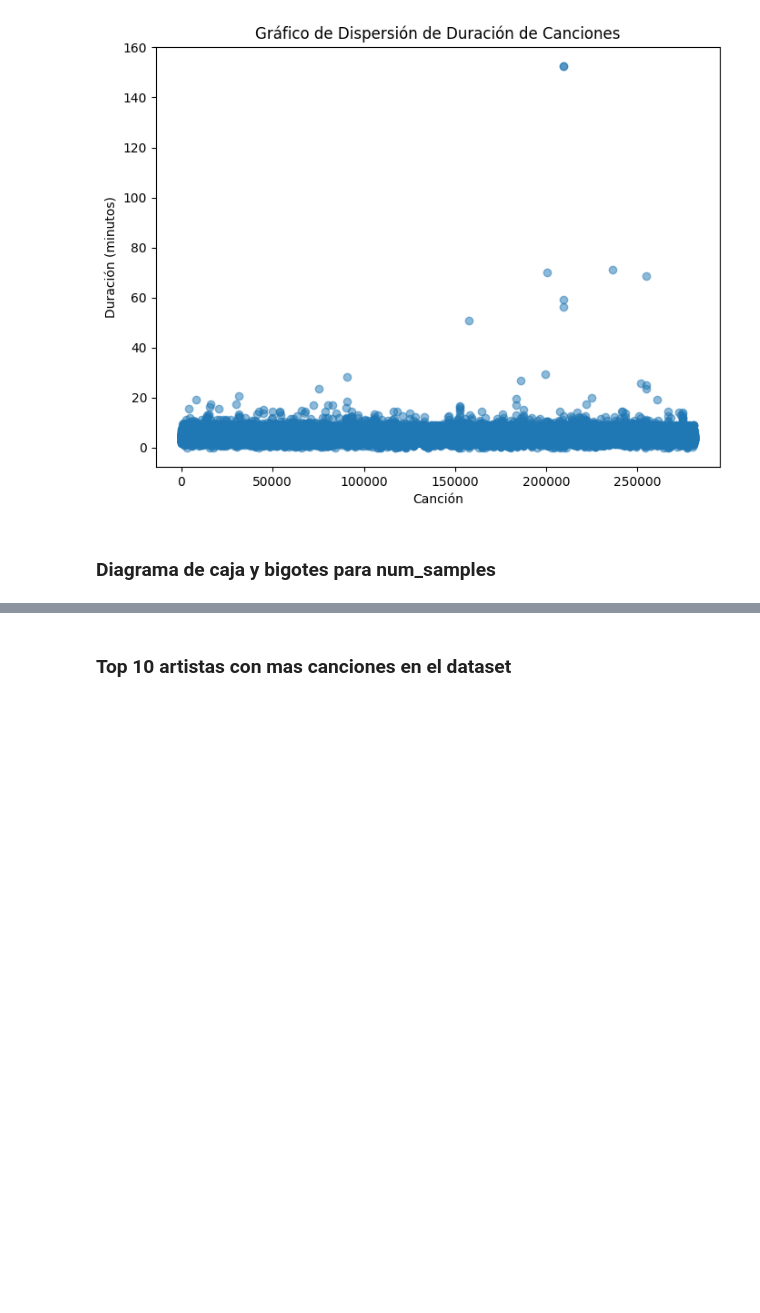
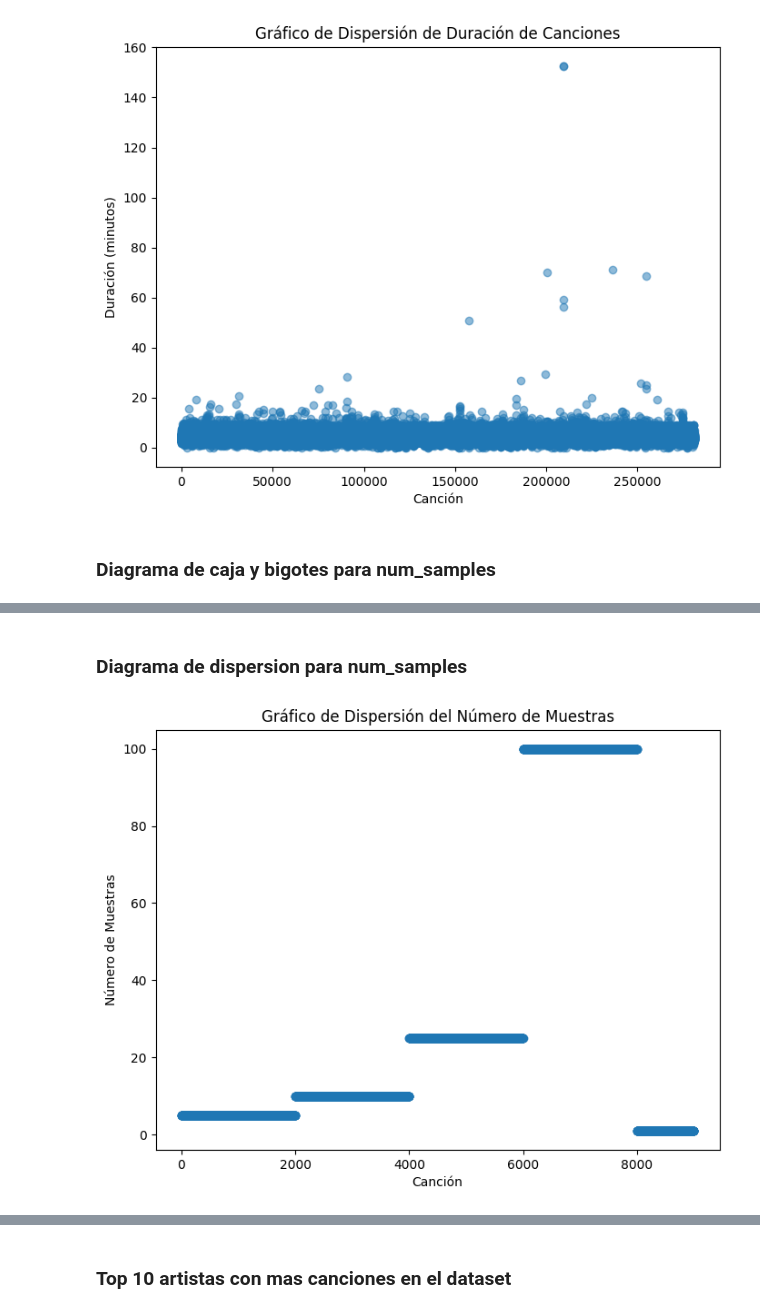
Before and after one commit to IPablo271/Proyecto-Data, a Jupyter notebook: Proyecto.ipynb, the cells around one changed output, grey strips where cells are left out. Saved outputs shown, nothing was run; the diff lists cells and outputs as text; code cells hidden in the pictures; blank space fills up the shorter version.

```diff
--- a/Proyecto.ipynb
+++ b/Proyecto.ipynb
@@ -215,0 +247,11 @@ print("Cuartil 3 (Q3):", q3)
+# %% [markdown]
+### Diagrama de dispersion para num_samples
+# %%
+plt.figure(figsize=(8, 6))
+plt.scatter(range(len(num_samples)), num_samples, alpha=0.5)
+plt.xlabel('Canción')
+plt.ylabel('Número de Muestras')
+plt.title('Gráfico de Dispersión del Número de Muestras')
+plt.show()
+# %% [output]
+[figure, added]
```
Also changed, not shown: parts of 9 cells of this notebook.
